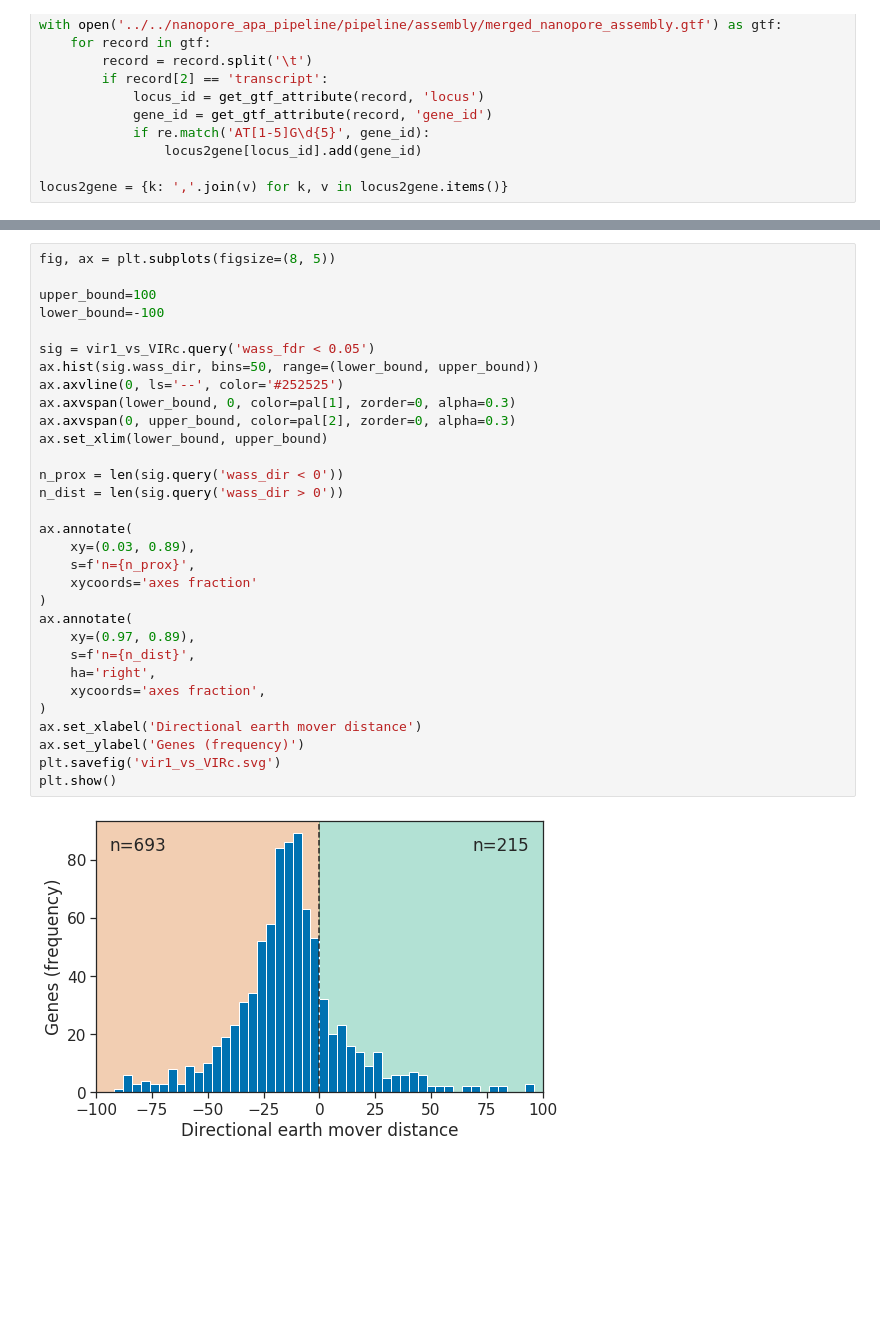
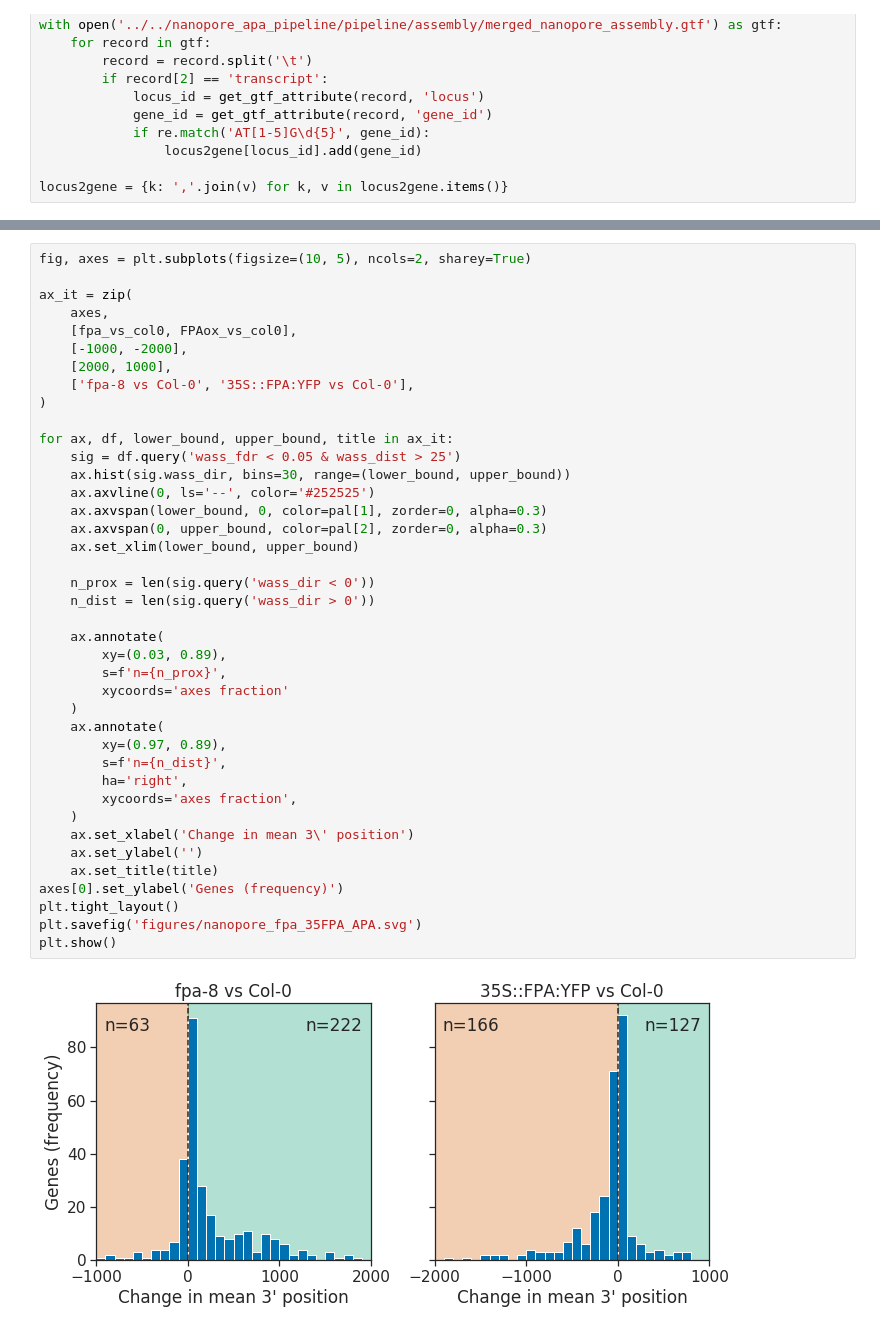
Before and after one commit to bartongroup/Simpson_Barton_FPA_NLRs, a Jupyter notebook: nanopore_apa_pipeline/notebooks/nanopore_fpa_35SFPA_apa_results.ipynb, the cells around one changed output, grey strips where cells are left out. Cells and saved outputs as stored; diff of their text form; blank space fills up the shorter version.

```diff
--- a/nanopore_apa_pipeline/notebooks/nanopore_fpa_35SFPA_apa_results.ipynb
+++ b/nanopore_apa_pipeline/notebooks/nanopore_fpa_35SFPA_apa_results.ipynb
@@ -96,33 +90,42 @@ FPAox_vs_col0.head()
 # %%
-fig, ax = plt.subplots(figsize=(8, 5))
+fig, axes = plt.subplots(figsize=(10, 5), ncols=2, sharey=True)
 
-upper_bound=100
-lower_bound=-100
+ax_it = zip(
+    axes,
+    [fpa_vs_col0, FPAox_vs_col0],
+    [-1000, -2000],
+    [2000, 1000],
+    ['fpa-8 vs Col-0', '35S::FPA:YFP vs Col-0'],
+)
 
-sig = vir1_vs_VIRc.query('wass_fdr < 0.05')
-ax.hist(sig.wass_dir, bins=50, range=(lower_bound, upper_bound))
-ax.axvline(0, ls='--', color='#252525')
-ax.axvspan(lower_bound, 0, color=pal[1], zorder=0, alpha=0.3)
-ax.axvspan(0, upper_bound, color=pal[2], zorder=0, alpha=0.3)
-ax.set_xlim(lower_bound, upper_bound)
+for ax, df, lower_bound, upper_bound, title in ax_it:
+    sig = df.query('wass_fdr < 0.05 & wass_dist > 25')
+    ax.hist(sig.wass_dir, bins=30, range=(lower_bound, upper_bound))
+    ax.axvline(0, ls='--', color='#252525')
+    ax.axvspan(lower_bound, 0, color=pal[1], zorder=0, alpha=0.3)
+    ax.axvspan(0, upper_bound, color=pal[2], zorder=0, alpha=0.3)
+    ax.set_xlim(lower_bound, upper_bound)
 
-n_prox = len(sig.query('wass_dir < 0'))
-n_dist = len(sig.query('wass_dir > 0'))
+    n_prox = len(sig.query('wass_dir < 0'))
+    n_dist = len(sig.query('wass_dir > 0'))
 
-ax.annotate(
-    xy=(0.03, 0.89),
-    s=f'n={n_prox}',
-    xycoords='axes fraction'
-)
-ax.annotate(
-    xy=(0.97, 0.89),
-    s=f'n={n_dist}',
-    ha='right',
-    xycoords='axes fraction',
-)
-ax.set_xlabel('Directional earth mover distance')
-ax.set_ylabel('Genes (frequency)')
-plt.savefig('vir1_vs_VIRc.svg')
+    ax.annotate(
+        xy=(0.03, 0.89),
+        s=f'n={n_prox}',
+        xycoords='axes fraction'
+    )
+    ax.annotate(
+        xy=(0.97, 0.89),
+        s=f'n={n_dist}',
+        ha='right',
+        xycoords='axes fraction',
+    )
+    ax.set_xlabel('Change in mean 3\' position')
+    ax.set_ylabel('')
+    ax.set_title(title)
+axes[0].set_ylabel('Genes (frequency)')
+plt.tight_layout()
+plt.savefig('figures/nanopore_fpa_35FPA_APA.svg')
 plt.show()
 # %% [output]
-[figure, old version]
+[figure, new version]
```
Also changed, not shown: parts of 11 cells of this notebook, 56 other files.
